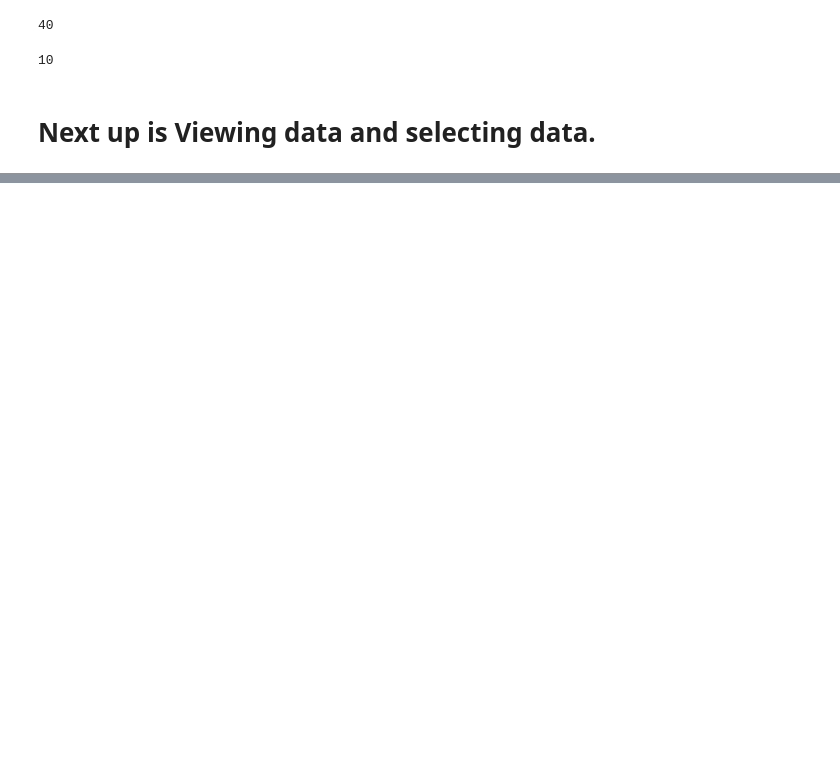
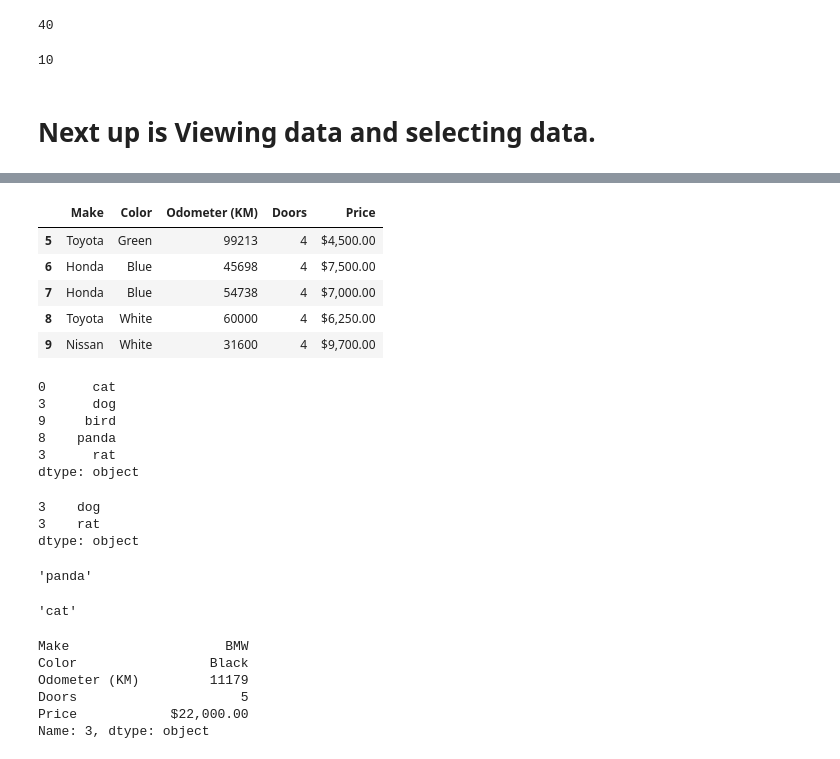
Before and after one commit to BakerSec/machine-learning-teaching, a Jupyter notebook: 00_introduction_to_pandas.ipynb, the cells around one changed output, grey strips where cells are left out. Drawn from its saved outputs; the diff is of its cells as text; code cells hidden in the pictures; blank space fills up the shorter version.

```diff
--- a/00_introduction_to_pandas.ipynb
+++ b/00_introduction_to_pandas.ipynb
@@ -286,2 +285,53 @@ car_sales ## if the DF had more than 10 rows it would display them.
 # %%
 ## END here for 8/13/2023
+# %%
+## Pick up here for 8/14/2023
+## car_sales.tail() is where we will pick up from yesterday
+car_sales.tail() ## just like .head() we get the last 5 rows or n value.
+
+## .tail(3) would return 3, 4 - 4, and so on and so forth
+# %% [output]
+|  | Make | Color | Odometer (KM) | Doors | Price |
+| 5 | Toyota | Green | 99213 | 4 | $4,500.00 |
+| 6 | Honda | Blue | 45698 | 4 | $7,500.00 |
+| 7 | Honda | Blue | 54738 | 4 | $7,000.00 |
+| 8 | Toyota | White | 60000 | 4 | $6,250.00 |
+| 9 | Nissan | White | 31600 | 4 | $9,700.00 |
+# %%
+# next we have .loc[] and .iloc[] -- we will create a .Series for a demo
+animals = pd.Series(["cat", "dog", "bird", "panda", "rat"],
+                   index=[0, 3, 9, 8, 3]) ## random index for .loc(),iloc()
+animals
+# %% [output]
+0      cat
+3      dog
+9     bird
+8    panda
+3      rat
+dtype: object
+# %%
+## next let's try .loc[] -- location function
+animals.loc[3] ## num returns the index location of that index value
+# %% [output]
+3    dog
+3    rat
+dtype: object
+# %%
+## iloc.[] is for position i.e 0,1,2,3
+animals.iloc[3] # this returns panda - 4th index but 3rd postion - 0 not 1st
+# %% [output]
+'panda'
+# %%
+## try this
+animals.iloc[0] ## retruns cat - cat is 0 position not 1st ***
+# %% [output]
+'cat'
+# %%
+car_sales.iloc[3] ## BMW is 3rd position from 0 - iloc.[] is position from 0
+# %% [output]
+Make                    BMW
+Color                 Black
+Odometer (KM)         11179
+Doors                     5
+Price            $22,000.00
+Name: 3, dtype: object
```
Also changed, not shown: parts of 40 cells of this notebook.
